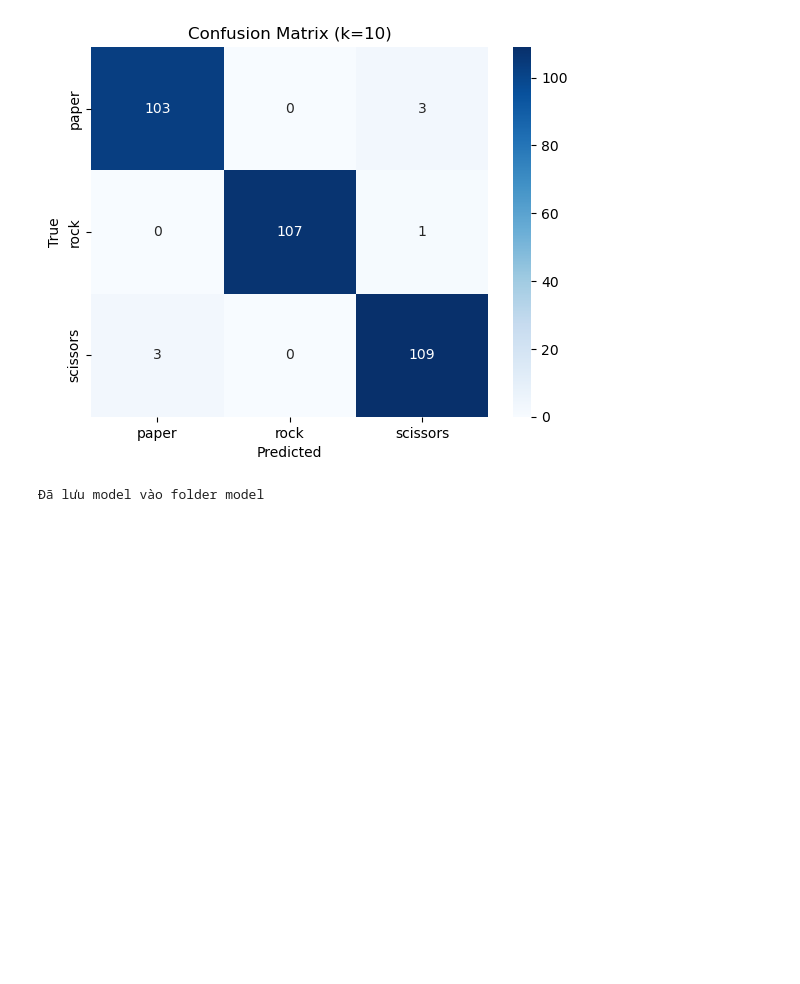
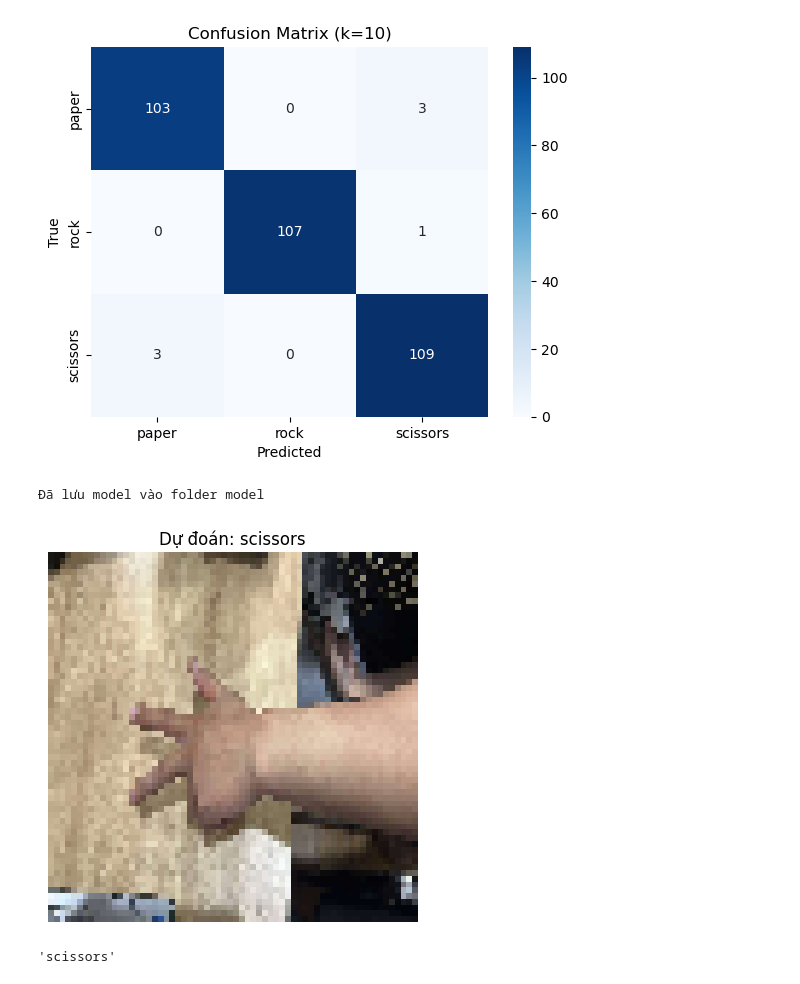
Before and after one commit to Nhat-Hieu/BT_TGMT_KNN_N8, a Jupyter notebook: KNN.ipynb, the cells around one changed output. Saved outputs shown, nothing was run; the diff lists cells and outputs as text; code cells hidden in the pictures; blank space fills up the shorter version.

```diff
--- a/KNN.ipynb
+++ b/KNN.ipynb
@@ -236,34 +236,37 @@ print("Đã lưu model vào folder model")
 knn_final = joblib.load("model/knn_model.pkl")
 scaler    = joblib.load("model/scaler.pkl")
 pca       = joblib.load("model/pca.pkl")
 le        = joblib.load("model/label_encoder.pkl")
 
 # --- Hàm dự đoán ---
 def predict_single(img_path):
     img = cv2.imread(img_path)
     if img is None:
         raise ValueError("Không đọc được ảnh, kiểm tra lại đường dẫn!")
     img = cv2.resize(img, (64,64))
 
     gray = color.rgb2gray(img)
     hog_feat = hog(gray, pixels_per_cell=(8,8),
                    cells_per_block=(2,2),
                    feature_vector=True)
 
     hog_feat = scaler.transform([hog_feat])
     hog_feat = pca.transform(hog_feat)
 
     pred = knn_final.predict(hog_feat)[0]
     label = le.inverse_transform([pred])[0]
 
     plt.imshow(cv2.cvtColor(img, cv2.COLOR_BGR2RGB))
     plt.title(f"Dự đoán: {label}")
     plt.axis("off")
     plt.show()
     return label
 
 # --- Ví dụ chạy ---
-predict_single(r"Bao.jpg")
+predict_single(r"check/tuananh.jpg")
+# %% [output]
+[figure, added]
+'scissors'
 # %%
 # ===============================
 # 9) DỰ ĐOÁN REAL-TIME QUA CAMERA
```
Also changed, not shown: 2 other files.
